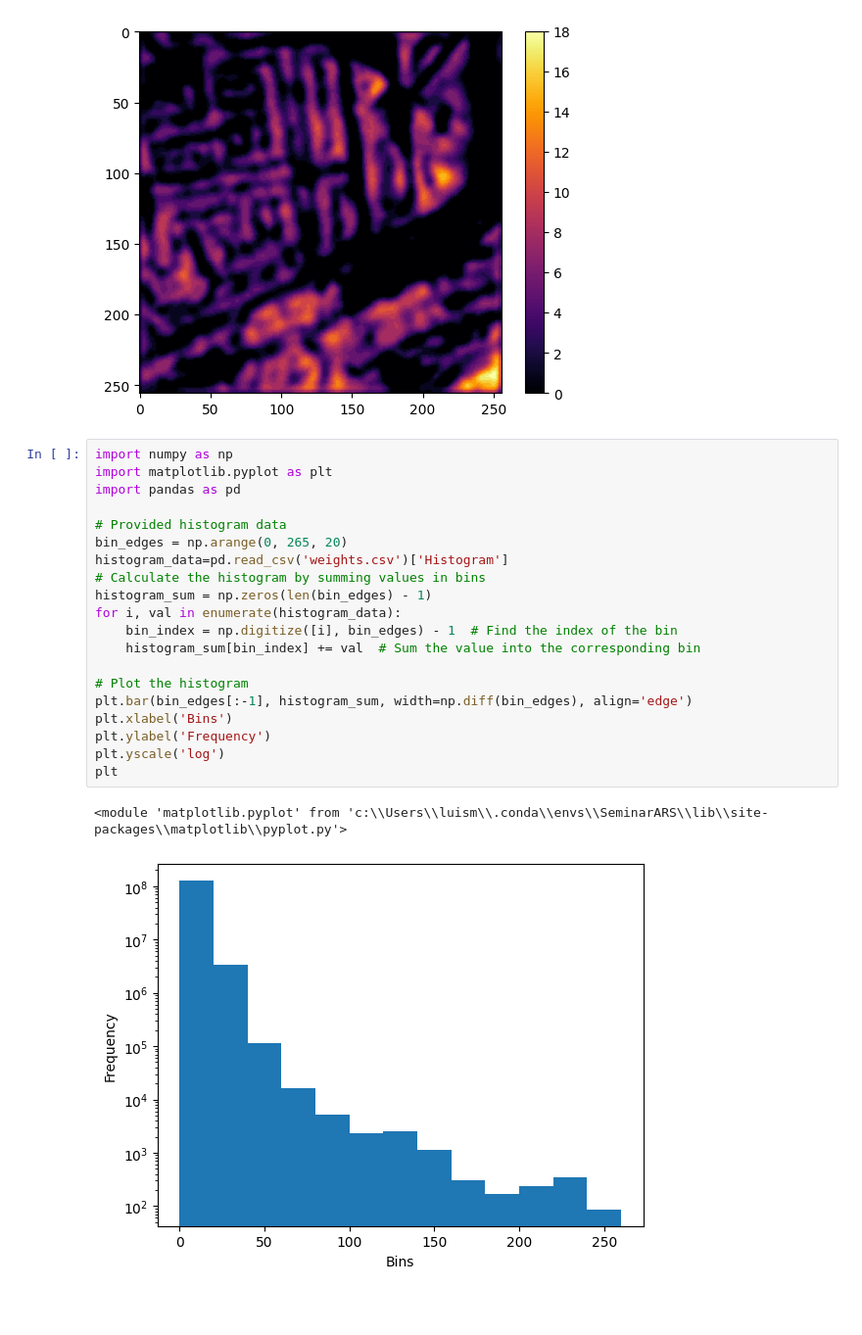
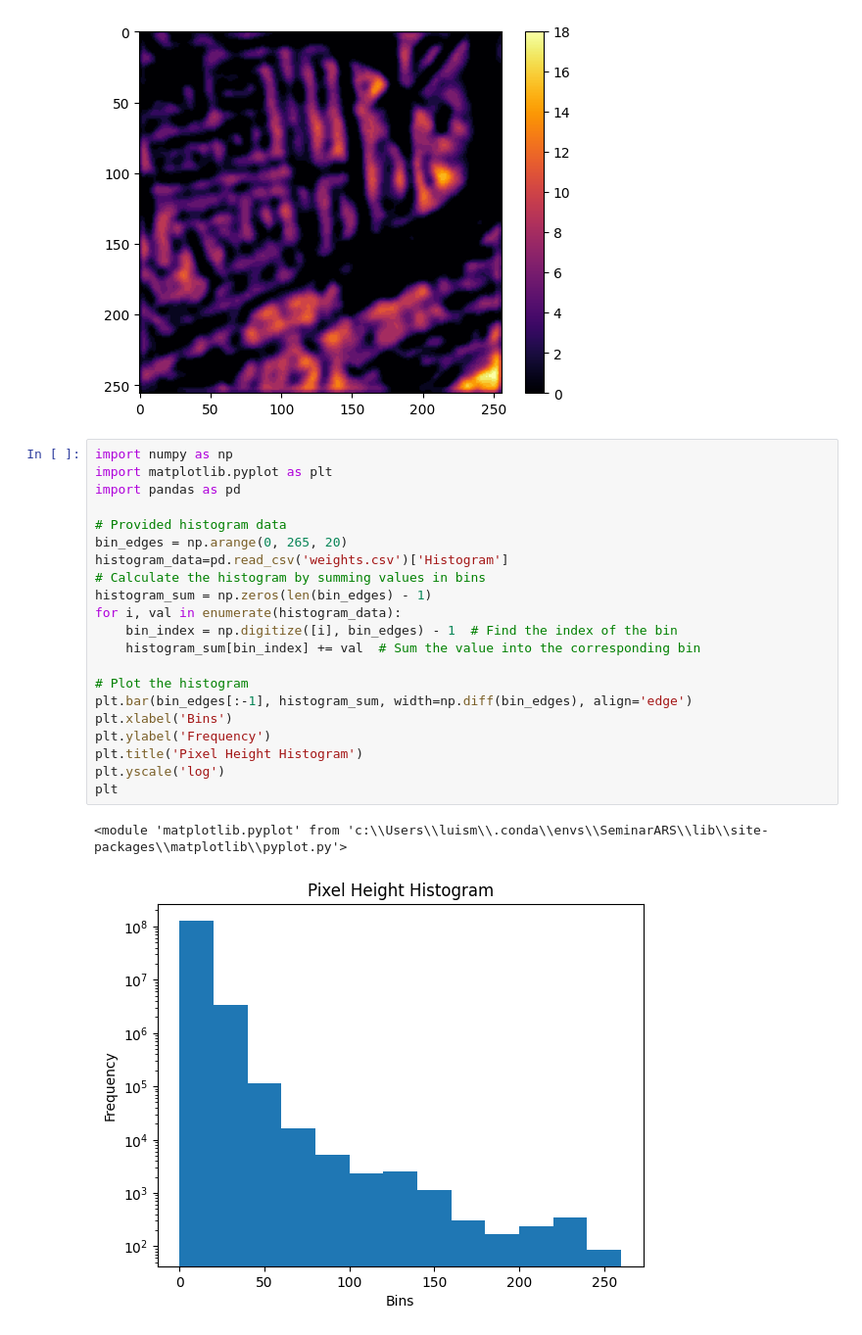
Before and after one commit to luis-munayco/Monocular-Height-Estimation, a Jupyter notebook: model_evaluation.ipynb, the cells around one changed output. Shown at 98% size. Saved outputs shown, nothing was run; the diff lists cells and outputs as text; blank space fills up the shorter version.

```diff
--- a/model_evaluation.ipynb
+++ b/model_evaluation.ipynb
@@ -223,23 +223,24 @@ plt.show()
 # %%
 import numpy as np
 import matplotlib.pyplot as plt
 import pandas as pd
 
 # Provided histogram data
 bin_edges = np.arange(0, 265, 20)
 histogram_data=pd.read_csv('weights.csv')['Histogram']
 # Calculate the histogram by summing values in bins
 histogram_sum = np.zeros(len(bin_edges) - 1)
 for i, val in enumerate(histogram_data):
     bin_index = np.digitize([i], bin_edges) - 1  # Find the index of the bin
     histogram_sum[bin_index] += val  # Sum the value into the corresponding bin
 
 # Plot the histogram
 plt.bar(bin_edges[:-1], histogram_sum, width=np.diff(bin_edges), align='edge')
 plt.xlabel('Bins')
 plt.ylabel('Frequency')
+plt.title('Pixel Height Histogram')
 plt.yscale('log')
 plt
 # %% [output]
 <module 'matplotlib.pyplot' from 'c:\\Users\\luism\\.conda\\envs\\SeminarARS\\lib\\site-packages\\matplotlib\\pyplot.py'>
-[figure, old version]
+[figure, new version]
```
Also changed, not shown: 13 other files.
